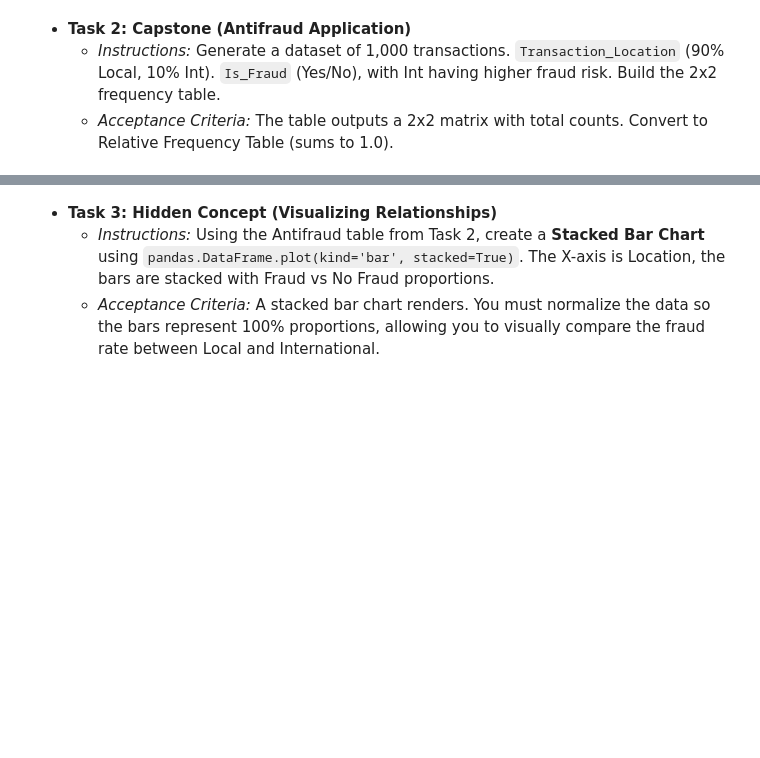
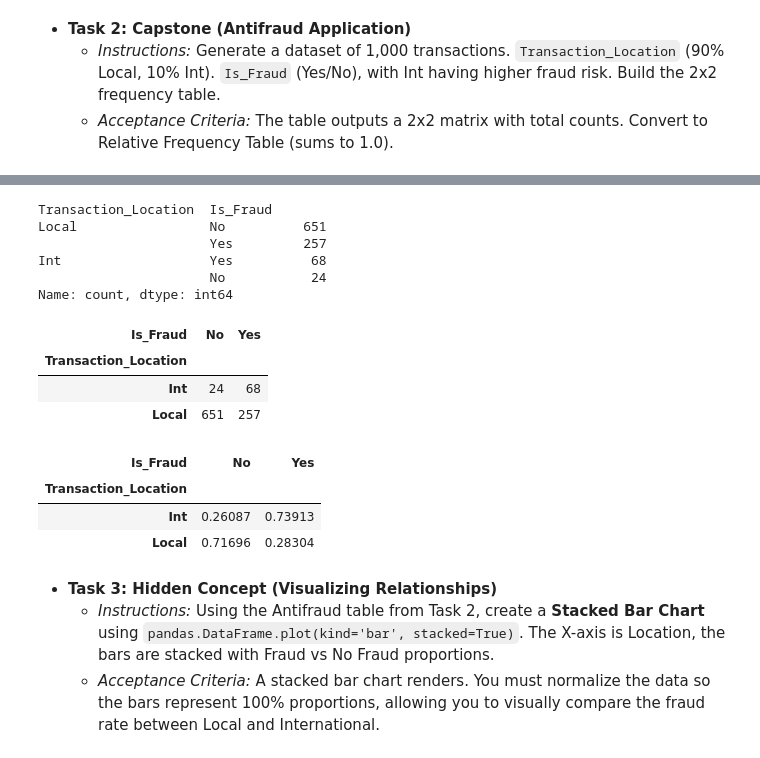
Before and after one commit to say-ahmedi/DS_PROJECTS, a Jupyter notebook: 02_maths_statistics/01_khanac_probstat/unit_1/02_two_way_frequency_tables.ipynb, the cells around one changed output, grey strips where cells are left out. Drawn from its saved outputs; the diff is of its cells as text; code cells hidden in the pictures; blank space fills up the shorter version.

```diff
--- a/02_maths_statistics/01_khanac_probstat/unit_1/02_two_way_frequency_tables.ipynb
+++ b/02_maths_statistics/01_khanac_probstat/unit_1/02_two_way_frequency_tables.ipynb
@@ -67,3 +94,26 @@ plt.show()
+# %%
+df_transactions.value_counts()
+# %% [output]
+Transaction_Location  Is_Fraud
+Local                 No          651
+                      Yes         257
+Int                   Yes          68
+                      No           24
+Name: count, dtype: int64
+# %%
+pd.crosstab(df_transactions['Transaction_Location'],df_transactions['Is_Fraud'])
+# %% [output]
+| Is_Fraud | No | Yes |
+| Transaction_Location |  |  |
+| Int | 24 | 68 |
+| Local | 651 | 257 |
+# %%
+pd.crosstab(df_transactions['Transaction_Location'],df_transactions['Is_Fraud'],normalize='index')
+# %% [output]
+| Is_Fraud | No | Yes |
+| Transaction_Location |  |  |
+| Int | 0.26087 | 0.73913 |
+| Local | 0.71696 | 0.28304 |
 # %% [markdown]
 * **Task 3: Hidden Concept (Visualizing Relationships)**
   * *Instructions:* Using the Antifraud table from Task 2, create a **Stacked Bar Chart** using `pandas.DataFrame.plot(kind='bar', stacked=True)`. The X-axis is Location, the bars are stacked with Fraud vs No Fraud proportions.
```
Also changed, not shown: parts of 7 cells of this notebook.
